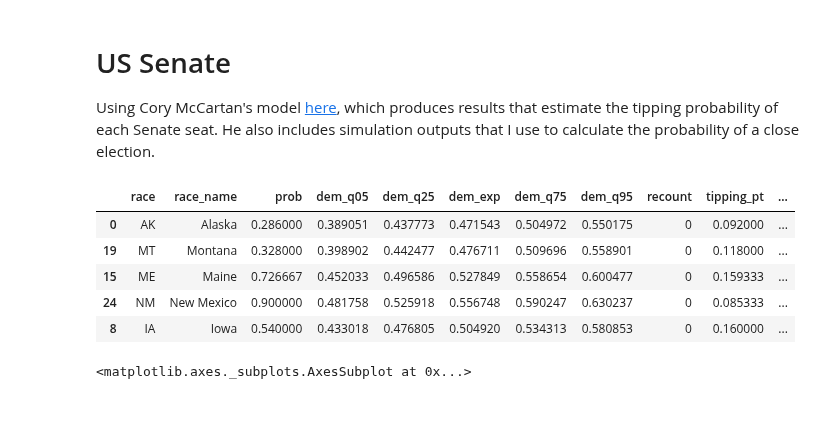
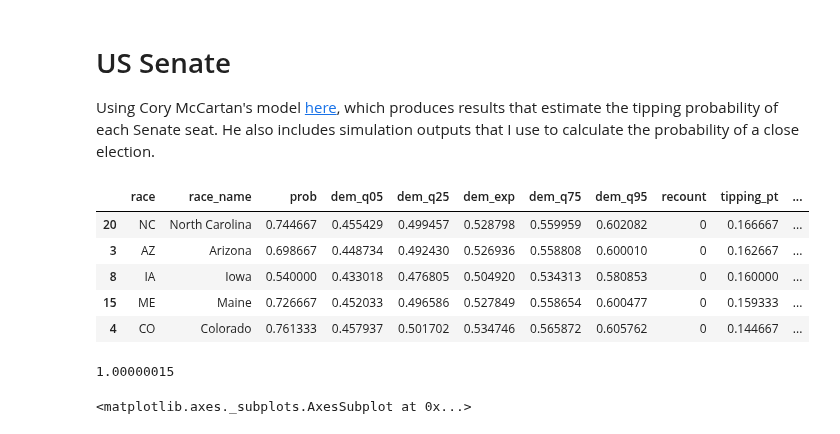
Before and after one commit to psthomas/elections-meta, a Jupyter notebook: elections-meta.ipynb, the cells around one changed output. Saved outputs shown, nothing was run; the diff lists cells and outputs as text; code cells hidden in the pictures.

```diff
--- a/elections-meta.ipynb
+++ b/elections-meta.ipynb
@@ -259,16 +259,24 @@ Using Cory McCartan's model [here](https://corymccartan.github.io/projects/senat
 # %%
 with open('data/senate/mccartan_senate.json') as f:
     mc = json.load(f)
 
 mc_df = pd.DataFrame(mc['races'])
-mc_df.sort_values(by='pr_decisive', ascending=False).head(5)
+mc_df.sort_values(by='tipping_pt', ascending=False).head(5)
 # %% [output]
 |  | race | race_name | prob | dem_q05 | dem_q25 | dem_exp | dem_q75 | dem_q95 | recount | tipping_pt | ... |
-| 0 | AK | Alaska | 0.286000 | 0.389051 | 0.437773 | 0.471543 | 0.504972 | 0.550175 | 0 | 0.092000 | ... |
-| 19 | MT | Montana | 0.328000 | 0.398902 | 0.442477 | 0.476711 | 0.509696 | 0.558901 | 0 | 0.118000 | ... |
+| 20 | NC | North Carolina | 0.744667 | 0.455429 | 0.499457 | 0.528798 | 0.559959 | 0.602082 | 0 | 0.166667 | ... |
+| 3 | AZ | Arizona | 0.698667 | 0.448734 | 0.492430 | 0.526936 | 0.558808 | 0.600010 | 0 | 0.162667 | ... |
+| 8 | IA | Iowa | 0.540000 | 0.433018 | 0.476805 | 0.504920 | 0.534313 | 0.580853 | 0 | 0.160000 | ... |
 | 15 | ME | Maine | 0.726667 | 0.452033 | 0.496586 | 0.527849 | 0.558654 | 0.600477 | 0 | 0.159333 | ... |
-| 24 | NM | New Mexico | 0.900000 | 0.481758 | 0.525918 | 0.556748 | 0.590247 | 0.630237 | 0 | 0.085333 | ... |
-| 8 | IA | Iowa | 0.540000 | 0.433018 | 0.476805 | 0.504920 | 0.534313 | 0.580853 | 0 | 0.160000 | ... |
+| 4 | CO | Colorado | 0.761333 | 0.457937 | 0.501702 | 0.534746 | 0.565872 | 0.605762 | 0 | 0.144667 | ... |
+# %%
+# wtf
+# mc_df['tipping_pt'].sum()
+# 2.0000003
+mc_df['tipping_pt'] = mc_df['tipping_pt']/2
+mc_df['tipping_pt'].sum()
+# %% [output]
+1.00000015
 # %%
 # Load all simulation results
 with open('data/senate/mccartan_senate_sim.json') as f:
```
Also changed, not shown: parts of 18 cells of this notebook, 8 other files.
